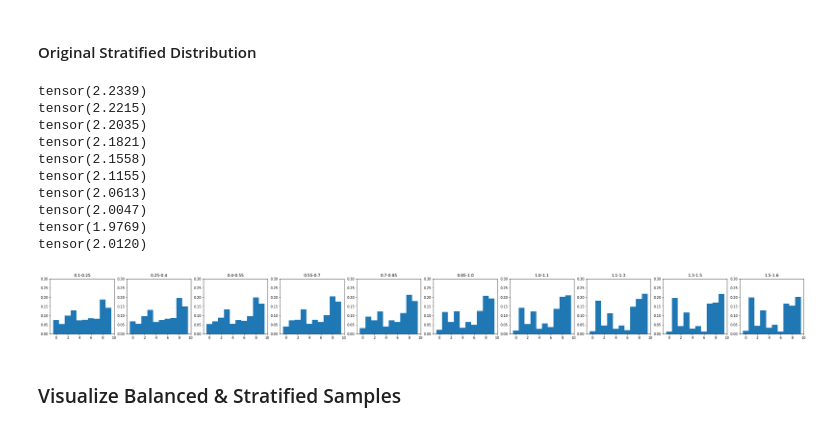
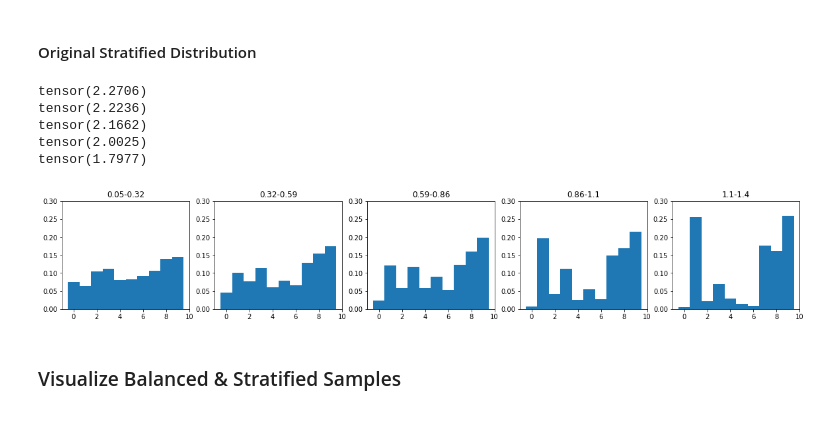
Before and after one commit to BlackHC/ddu_dirty_mnist, a Jupyter notebook: 02_dirtymnist.ipynb, the cells around one changed output. Saved outputs shown, nothing was run; the diff lists cells and outputs as text; code cells hidden in the pictures.

```diff
--- a/02_dirtymnist.ipynb
+++ b/02_dirtymnist.ipynb
@@ -243,7 +256,7 @@ Sample images from the latent space and visualize their histogram:
 def pixel_histogram(samples, num_bins):
     train_histogram = np.histogram(samples.cpu().flatten().numpy(), bins=num_bins)
     print(train_histogram[0] / samples.numel(), train_histogram[1])
-    plt.bar(train_histogram[1][:-1], train_histogram[0], align="edge", width=0.05)
+    plt.bar(train_histogram[1][:-1], train_histogram[0], align="edge", width=1 / num_bins)
     plt.gca().yaxis.set_major_formatter(PercentFormatter(xmax=samples.numel()))
     plt.show()
 # %%
@@ -567,0 +515,7 @@ The calibrated histogram mostly matches MNIST now.
+# %%
+def adjusted_post_process_vae_output(sample):
+    # Instead of using unnormalize_mnist directly, we first normalize the samples using the real mean and std dev.
+    normalized_amnist = (sample - vae_mnist_mean) / vae_mnist_std
+    unnormalized_mnist = unnormalize_mnist(normalized_amnist)
+    unnormalized_mnist = torch.clamp(1.20 * unnormalized_mnist - 0.15, 0, 1)
+    return unnormalized_mnist
@@ -743,8 +875,8 @@ def evaluate_samples(samples):
     predicted_labels = []
 
     for decoded_image_batch in tqdm(torch.split(samples, 32768)):
-        whitened_sample = whiten_mnist(calibrated_post_process_vae_mnist(decoded_image_batch.cuda()))
-        lenet_pre_softmaxs = [lenet(whitened_sample) for lenet in lenets]
+        normalized_sample = normalize_mnist(adjusted_post_process_vae_output(decoded_image_batch.cuda()))
+        lenet_pre_softmaxs = [lenet(normalized_sample) for lenet in lenets]
         lenet_pre_softmaxs = torch.stack(lenet_pre_softmaxs)
 
         batch_pred_entropies = pred_entropy(lenet_pre_softmaxs)
@@ -782,12 +914,17 @@ def evaluate_samples(samples):
     )
 
 
-ambiguous_samples_evaluation = restore_or_create("ambiguous_samples_evaluation.pt", recreate=False)(
-    lambda: evaluate_samples(stratified_ambiguous_samples)
-)()
-ambiguous_samples_evaluation_convex_mixture = restore_or_create(
-    "convex_mixture_ambiguous_samples_evaluation.pt", recreate=False
+stratified_ambiguous_samples_random_latent_evaluation = restore_or_create(
+    "stratified_ambiguous_samples_random_latent_evaluation.pt", recreate=False
+)(lambda: evaluate_samples(stratified_ambiguous_samples_random_latent))()
+
+stratified_ambiguous_samples_convex_mixture_evaluation = restore_or_create(
+    "stratified_ambiguous_samples_convex_mixture_evaluation.pt", recreate=False
 )(lambda: evaluate_samples(stratified_ambiguous_samples_convex_mixture))()
+
+ambiguous_samples_convex_mixture_evaluation = restore_or_create(
+    "ambiguous_samples_convex_mixture_evaluation.pt", recreate=True
+)(lambda: evaluate_samples(ambiguous_samples_convex_mixture))()
 # %% [markdown]
 ### Predictive Entropy Histogram
 
@@ -961,3 +1195,9 @@ plt.show()
+# %%
+# ambiguous_samples = stratified_ambiguous_samples_convex_mixture
+# ambiguous_samples_evaluation = stratified_ambiguous_samples_convex_mixture_evaluation
+
+ambiguous_samples = ambiguous_samples_convex_mixture
+ambiguous_samples_evaluation = ambiguous_samples_convex_mixture_evaluation
 # %% [markdown]
 ## Balancing the Stratified Samples: Creating Ambiguous-MNIST
 
@@ -1262,22 +1617,17 @@ tensor(2.2090)
 #### Original Stratified Distribution
 # %%
 show_prob_buckets(
-    ambiguous_samples_evaluation_convex_mixture.pred_entropies,
-    ambiguous_samples_evaluation_convex_mixture.predictions,
-    10,
-    entropy_range=[0.1, 1.6],
+    ambiguous_samples_evaluation.pred_entropies,
+    ambiguous_samples_evaluation.predictions,
+    5,
+    entropy_range=[0.05, 1.40],
 )
 # %% [output]
-tensor(2.2339)
-tensor(2.2215)
-tensor(2.2035)
-tensor(2.1821)
-tensor(2.1558)
-tensor(2.1155)
-tensor(2.0613)
-tensor(2.0047)
-tensor(1.9769)
-tensor(2.0120)
+tensor(2.2706)
+tensor(2.2236)
+tensor(2.1662)
+tensor(2.0025)
+tensor(1.7977)
-[figure, old version]
+[figure, new version]
 # %% [markdown]
 ### Visualize Balanced & Stratified Samples
```
Also changed, not shown: parts of 89 cells of this notebook, 1 other file.
